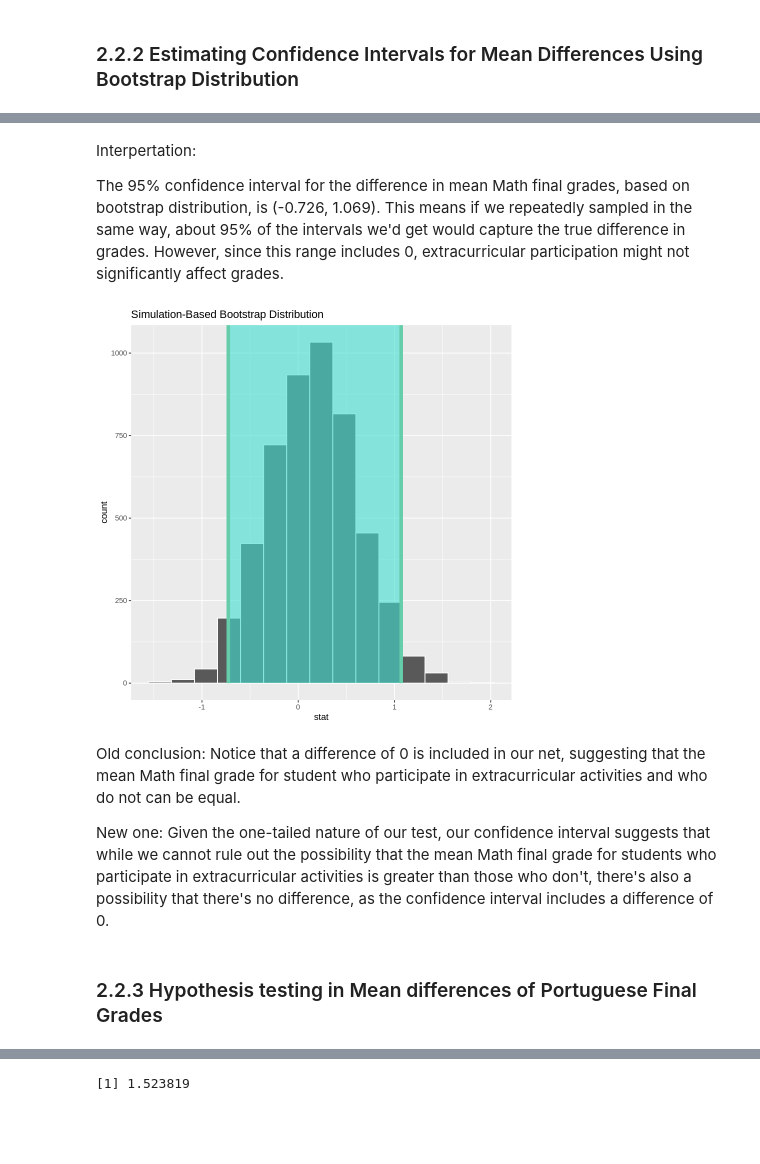
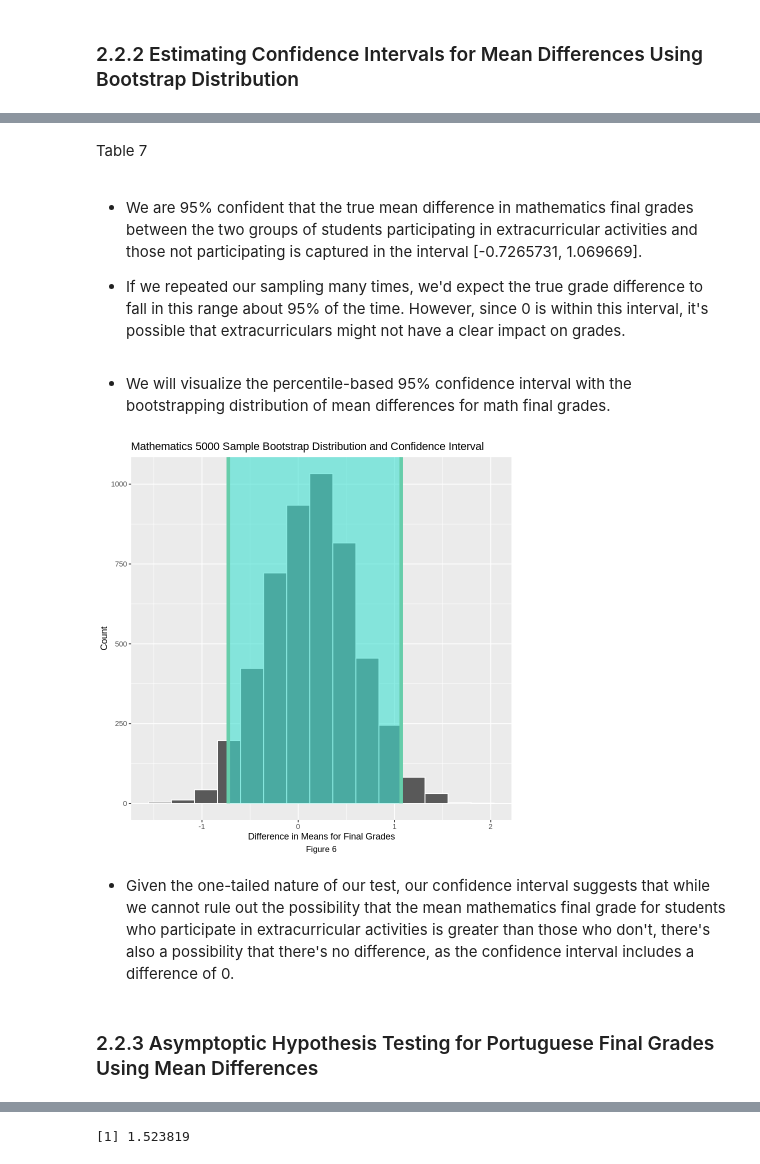
Before and after one commit to Nariman-av/STAT-201-Group-13, a Jupyter notebook: project_proposal_13.ipynb, the cells around one changed output, grey strips where cells are left out. Cells and saved outputs as stored; diff of their text form; code cells hidden in the pictures; blank space fills up the shorter version.

```diff
--- a/project_proposal_13.ipynb
+++ b/project_proposal_13.ipynb
@@ -379,18 +431,22 @@ A tibble: 1 × 2
+# %% [markdown]
+Table 7
 # %% [markdown]
-Interpertation:
+- We are 95% confident that the true mean difference in mathematics final grades between the two groups of students participating in extracurricular activities and those not participating is captured in the interval [-0.7265731, 1.069669].
 
-The 95% confidence interval for the difference in mean Math final grades, based on bootstrap distribution, is (-0.726, 1.069). This means if we repeatedly sampled in the same way, about 95% of the intervals we'd get would capture the true difference in grades. However, since this range includes 0, extracurricular participation might not significantly affect grades.
+- If we repeated our sampling many times, we'd expect the true grade difference to fall in this range about 95% of the time. However, since 0 is within this interval, it's possible that extracurriculars might not have a clear impact on grades.
+# %% [markdown]
+- We will visualize the percentile-based 95% confidence interval with the bootstrapping distribution of mean differences for math final grades.
 # %%
+# Create a plot of the bootstrap distribution highlighting the confidence interval
 visualize(bootstrap_distribution_mat) +
-  shade_confidence_interval(endpoints = percentile_ci_mat)
+  shade_confidence_interval(endpoints = percentile_ci_mat)+
+  labs(x = "Difference in Means for Final Grades", y = "Count",
+        title = "Mathematics 5000 Sample Bootstrap Distribution and Confidence Interval",caption = "Figure 6") +
+    theme(text = element_text(size = 11),plot.caption = element_text(size = 10, hjust = 0.5))
 # %% [output]
-[figure, old version]
+[figure, new version]
 # %% [markdown]
-Old conclusion:
-Notice that a difference of 0 is included in our net, suggesting that the mean Math final grade for student who participate in extracurricular activities and who do not can be equal.
-
-New one:
-Given the one-tailed nature of our test, our confidence interval suggests that while we cannot rule out the possibility that the mean Math final grade for students who participate in extracurricular activities is greater than those who don't, there's also a possibility that there's no difference, as the confidence interval includes a difference of 0.
+- Given the one-tailed nature of our test, our confidence interval suggests that while we cannot rule out the possibility that the mean mathematics final grade for students who participate in extracurricular activities is greater than those who don't, there's also a possibility that there's no difference, as the confidence interval includes a difference of 0.
 # %% [markdown]
-### 2.2.3 Hypothesis testing in Mean differences of Portuguese Final Grades
+### 2.2.3 Asymptoptic Hypothesis Testing for Portuguese Final Grades Using Mean Differences
 # %% [markdown]
```
Also changed, not shown: parts of 51 cells of this notebook.
